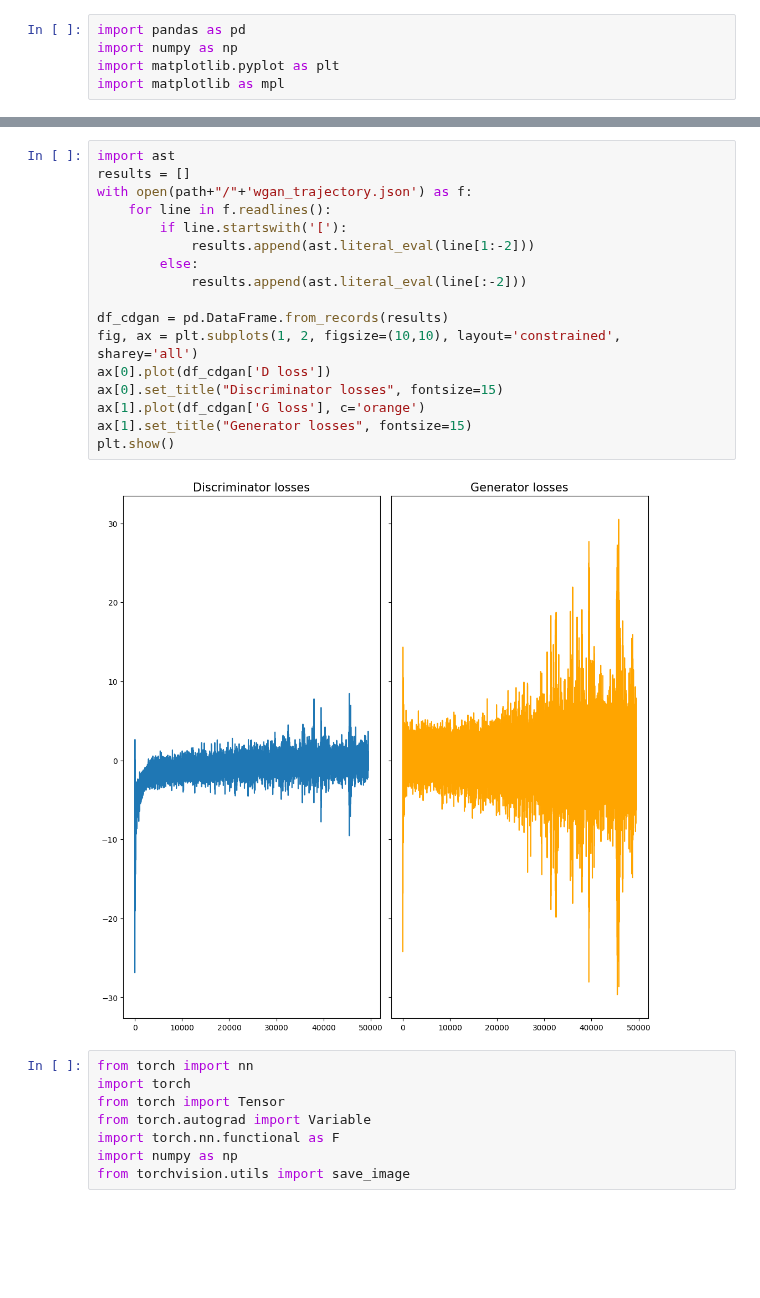
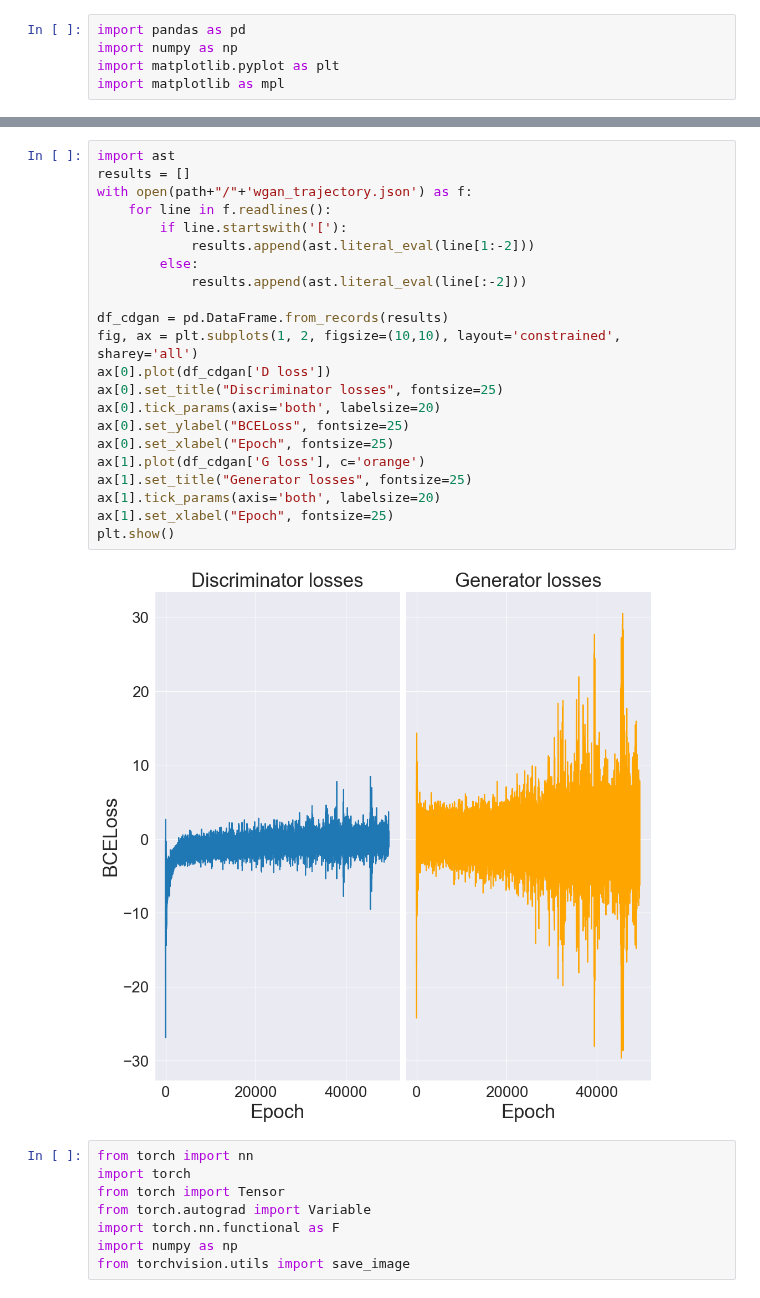
Before and after one commit to jakfol1217/DeepLearning, a Jupyter notebook: Project3/Experiment results.ipynb, the cells around one changed output, grey strips where cells are left out. Drawn from its saved outputs; the diff is of its cells as text; blank space fills up the shorter version.

```diff
--- a/Project3/Experiment results.ipynb
+++ b/Project3/Experiment results.ipynb
@@ -76,22 +83,27 @@ plt.show()
 # %%
 import ast
 results = []
 with open(path+"/"+'wgan_trajectory.json') as f:
     for line in f.readlines():
         if line.startswith('['):
             results.append(ast.literal_eval(line[1:-2]))
         else:
             results.append(ast.literal_eval(line[:-2]))
 
 df_cdgan = pd.DataFrame.from_records(results)
 fig, ax = plt.subplots(1, 2, figsize=(10,10), layout='constrained', sharey='all')
 ax[0].plot(df_cdgan['D loss'])
-ax[0].set_title("Discriminator losses", fontsize=15)
+ax[0].set_title("Discriminator losses", fontsize=25)
+ax[0].tick_params(axis='both', labelsize=20)
+ax[0].set_ylabel("BCELoss", fontsize=25)
+ax[0].set_xlabel("Epoch", fontsize=25)
 ax[1].plot(df_cdgan['G loss'], c='orange')
-ax[1].set_title("Generator losses", fontsize=15)
+ax[1].set_title("Generator losses", fontsize=25)
+ax[1].tick_params(axis='both', labelsize=20)
+ax[1].set_xlabel("Epoch", fontsize=25)
 plt.show()
 # %% [output]
-[figure, old version]
+[figure, new version]
 # %%
 from torch import nn
 import torch
```
Also changed, not shown: parts of 3 cells of this notebook.
